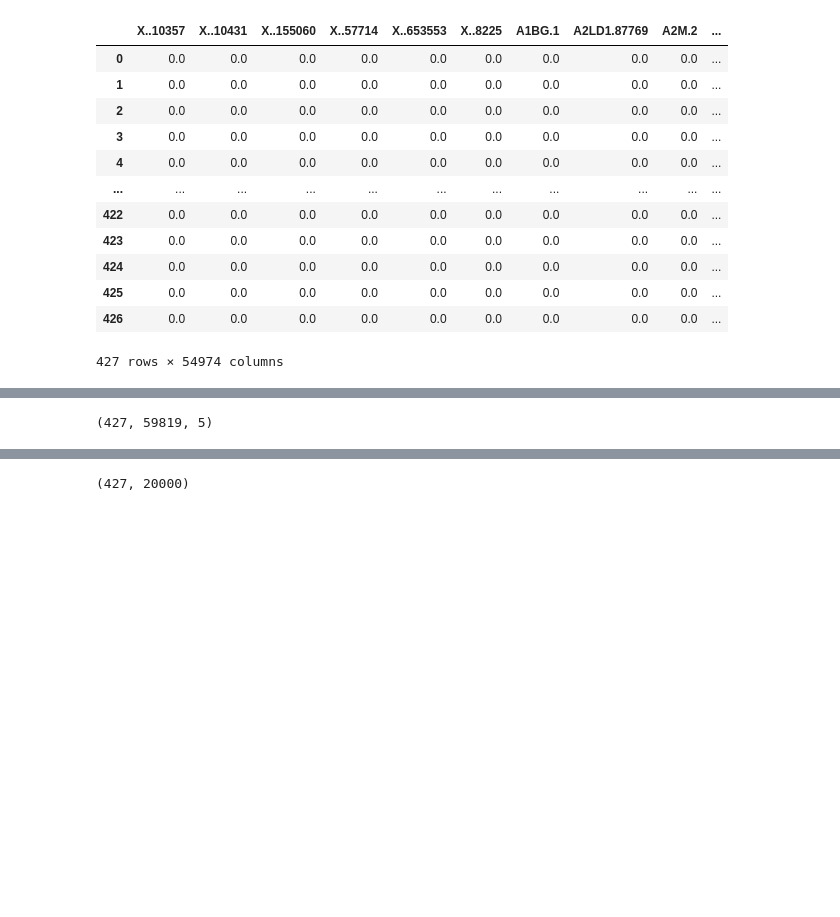
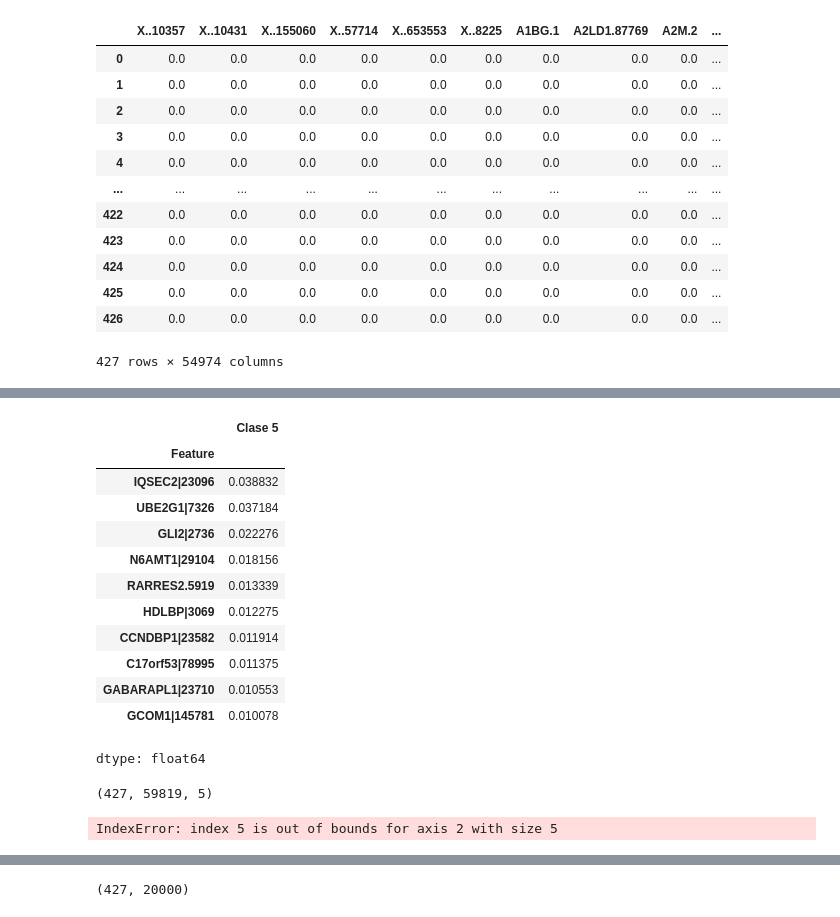
Before and after one commit to rowl27/Cancer-Omics, a Jupyter notebook: 01_05TCGA_PANCA_EXP.ipynb, the cells around one changed output, grey strips where cells are left out. Drawn from its saved outputs; the diff is of its cells as text; code cells hidden in the pictures; blank space fills up the shorter version.

```diff
--- a/01_05TCGA_PANCA_EXP.ipynb
+++ b/01_05TCGA_PANCA_EXP.ipynb
@@ -617,13 +603,17 @@ import pandas as pd
 mean_abs_shap_class1 = np.mean(np.abs(shap_values[:, :, 0]), axis=0)
 mean_abs_shap_class2 = np.mean(np.abs(shap_values[:, :, 1]), axis=0)
 mean_abs_shap_class3 = np.mean(np.abs(shap_values[:, :, 2]), axis=0)
+mean_abs_shap_class4 = np.mean(np.abs(shap_values[:, :, 3]), axis=0)
+mean_abs_shap_class5 = np.mean(np.abs(shap_values[:, :, 4]), axis=0)
 
 
 # Crear un DataFrame con los promedios absolutos
 shap_df_mean_abs = pd.DataFrame({
     'Clase 1': mean_abs_shap_class1,
     'Clase 2': mean_abs_shap_class2,
-    'Clase 3': mean_abs_shap_class3
+    'Clase 3': mean_abs_shap_class3,
+    'Clase 4': mean_abs_shap_class4,
+    'Clase 5': mean_abs_shap_class5
 }, index=x_test.columns)
 
 # Renombrar el índice a 'Feature'
@@ -632,7 +622,25 @@ shap_df_mean_abs.index.name = 'Feature'
 # Mostrar el DataFrame resultante
 df1 = shap_df_mean_abs
 df2 = shap_df_mean_abs.sort_values(by='Clase 2', ascending=False)['Clase 2'].head(50)
-df3 = shap_df_mean_abs.sort_values(by='Clase 2', ascending=False)['Clase 3'].head(50)
+df3 = shap_df_mean_abs.sort_values(by='Clase 3', ascending=False)['Clase 3'].head(50)
+df4 = shap_df_mean_abs.sort_values(by='Clase 4', ascending=False)['Clase 4'].head(50)
+df5 = shap_df_mean_abs.sort_values(by='Clase 5', ascending=False)['Clase 5'].head(50)
+# %%
+df5.head(10)
+# %% [output]
+|  | Clase 5 |
+| Feature |  |
+| IQSEC2|23096 | 0.038832 |
+| UBE2G1|7326 | 0.037184 |
+| GLI2|2736 | 0.022276 |
+| N6AMT1|29104 | 0.018156 |
+| RARRES2.5919 | 0.013339 |
+| HDLBP|3069 | 0.012275 |
+| CCNDBP1|23582 | 0.011914 |
+| C17orf53|78995 | 0.011375 |
+| GABARAPL1|23710 | 0.010553 |
+| GCOM1|145781 | 0.010078 |
+dtype: float64
 # %%
 shap_values.shape
 # %% [output]
@@ -646,6 +654,10 @@ mean_abs_shap_class2 = np.mean(np.abs(shap_values[:, :, 1]), axis=0)
 mean_abs_shap_class3 = np.mean(np.abs(shap_values[:, :, 2]), axis=0)
 mean_abs_shap_class4 = np.mean(np.abs(shap_values[:, :, 3]), axis=0)
 mean_abs_shap_class5 = np.mean(np.abs(shap_values[:, :, 4]), axis=0)
+
+
+
+
 
 
 # Crear un DataFrame con los promedios absolutos
@@ -659,7 +671,9 @@ shap_df_mean_abs = pd.DataFrame({
 
 # Renombrar el índice a 'Feature'
 shap_df_mean_abs.index.name = 'Feature'
-shap_df_mean_abs['tot']=shap_df_mean_abs.sum(axis=1)
+shap_df_mean_abs['tot']=shap_df_mean_abs.median(axis=1)
+# %% [output]
+IndexError: index 5 is out of bounds for axis 2 with size 5
 # %%
 shap_con= shap_df_mean_abs.sort_values(by='tot', ascending=False).head(50)
 # %%
```
Also changed, not shown: parts of 29 cells of this notebook.
